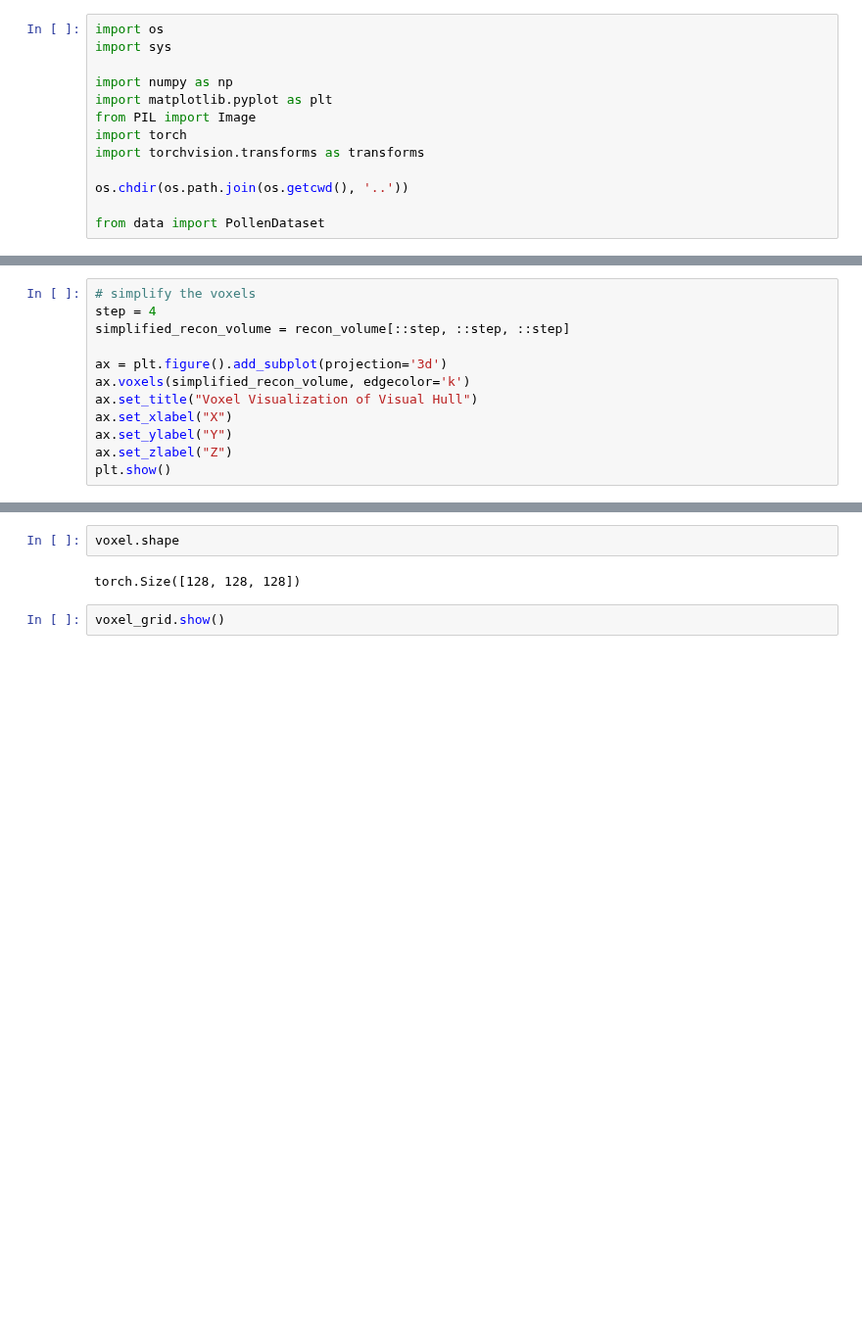
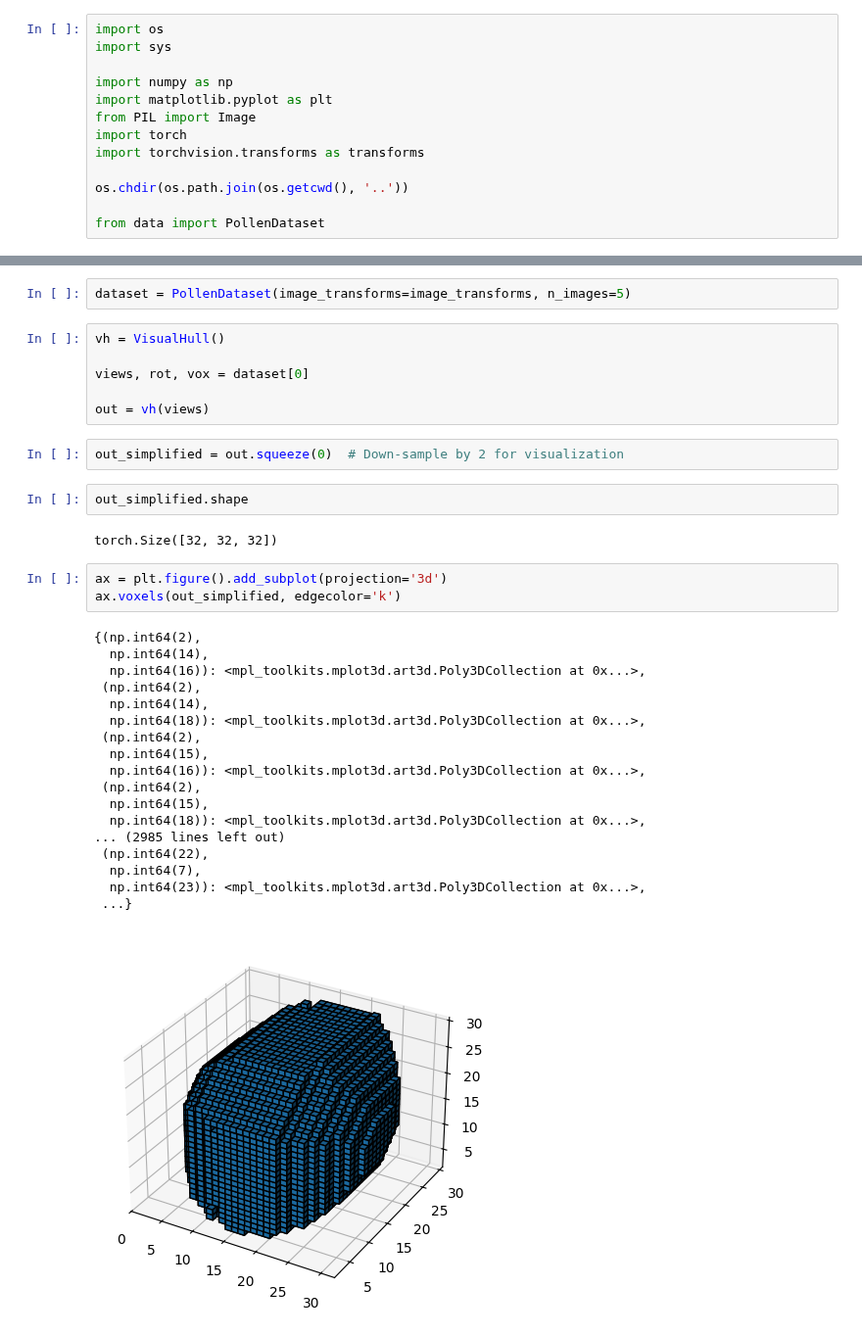
Before and after one commit to 3d-pollen-reconstruction/sequoia, a Jupyter notebook: notebooks/visual_hull_baseline.ipynb, the cells around one changed output, grey strips where cells are left out. Shown at 98% size. Drawn from its saved outputs; the diff is of its cells as text; blank space fills up the shorter version.

```diff
--- a/notebooks/visual_hull_baseline.ipynb
+++ b/notebooks/visual_hull_baseline.ipynb
@@ -88,12 +36,0 @@ Reconstruction voxel volume shape: (128, 128, 128)
-# %%
-# simplify the voxels
-step = 4
-simplified_recon_volume = recon_volume[::step, ::step, ::step]
-
-ax = plt.figure().add_subplot(projection='3d')
-ax.voxels(simplified_recon_volume, edgecolor='k')
-ax.set_title("Voxel Visualization of Visual Hull")
-ax.set_xlabel("X")
-ax.set_ylabel("Y")
-ax.set_zlabel("Z")
-plt.show()
@@ -319,6 +153,36 @@ voxel_grid = trimesh.voxel.VoxelGrid(occupancy)
+# %%
+dataset = PollenDataset(image_transforms=image_transforms, n_images=5)
+# %%
+vh = VisualHull()
+
+views, rot, vox = dataset[0]
+
+out = vh(views)
+# %%
+out_simplified = out.squeeze(0)  # Down-sample by 2 for visualization
 # %%
-voxel.shape
+out_simplified.shape
 # %% [output]
-torch.Size([128, 128, 128])
+torch.Size([32, 32, 32])
-# %%
-voxel_grid.show()
+# %%
+ax = plt.figure().add_subplot(projection='3d')
+ax.voxels(out_simplified, edgecolor='k')
+# %% [output]
+{(np.int64(2),
+  np.int64(14),
+  np.int64(16)): <mpl_toolkits.mplot3d.art3d.Poly3DCollection at 0x...>,
+ (np.int64(2),
+  np.int64(14),
+  np.int64(18)): <mpl_toolkits.mplot3d.art3d.Poly3DCollection at 0x...>,
+ (np.int64(2),
+  np.int64(15),
+  np.int64(16)): <mpl_toolkits.mplot3d.art3d.Poly3DCollection at 0x...>,
+ (np.int64(2),
+  np.int64(15),
+  np.int64(18)): <mpl_toolkits.mplot3d.art3d.Poly3DCollection at 0x...>,
+... (2985 lines left out)
+ (np.int64(22),
+  np.int64(7),
+  np.int64(23)): <mpl_toolkits.mplot3d.art3d.Poly3DCollection at 0x...>,
+ ...}
+[figure, added]
```
Also changed, not shown: parts of 19 cells of this notebook, 6 other files.
